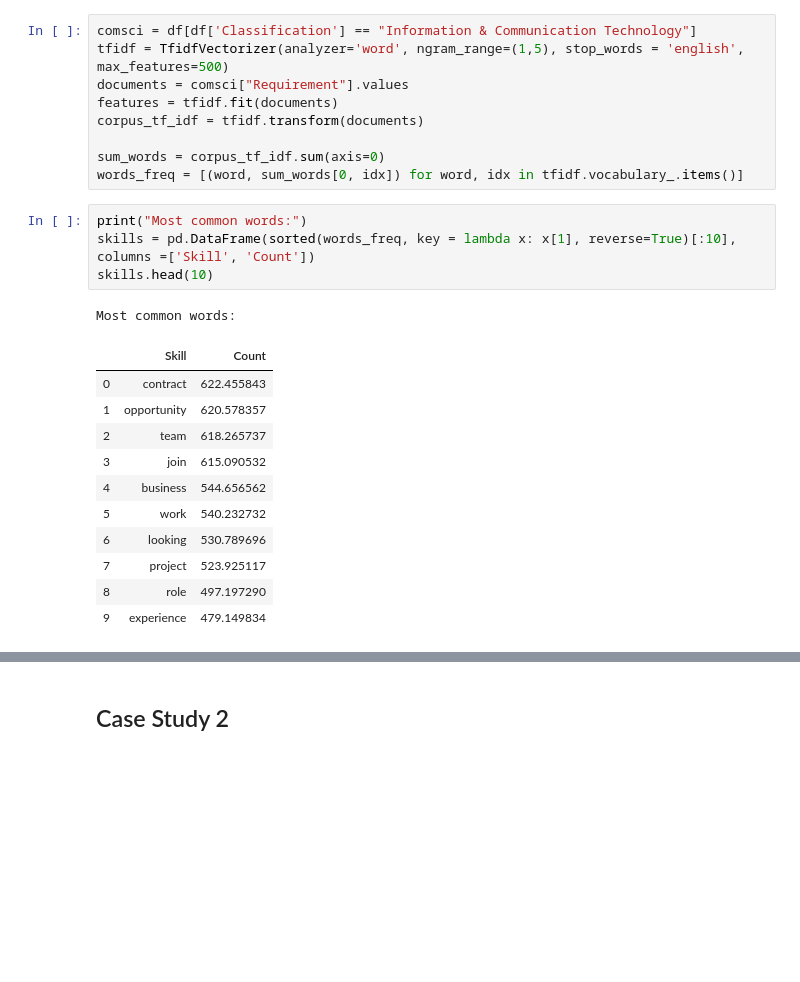
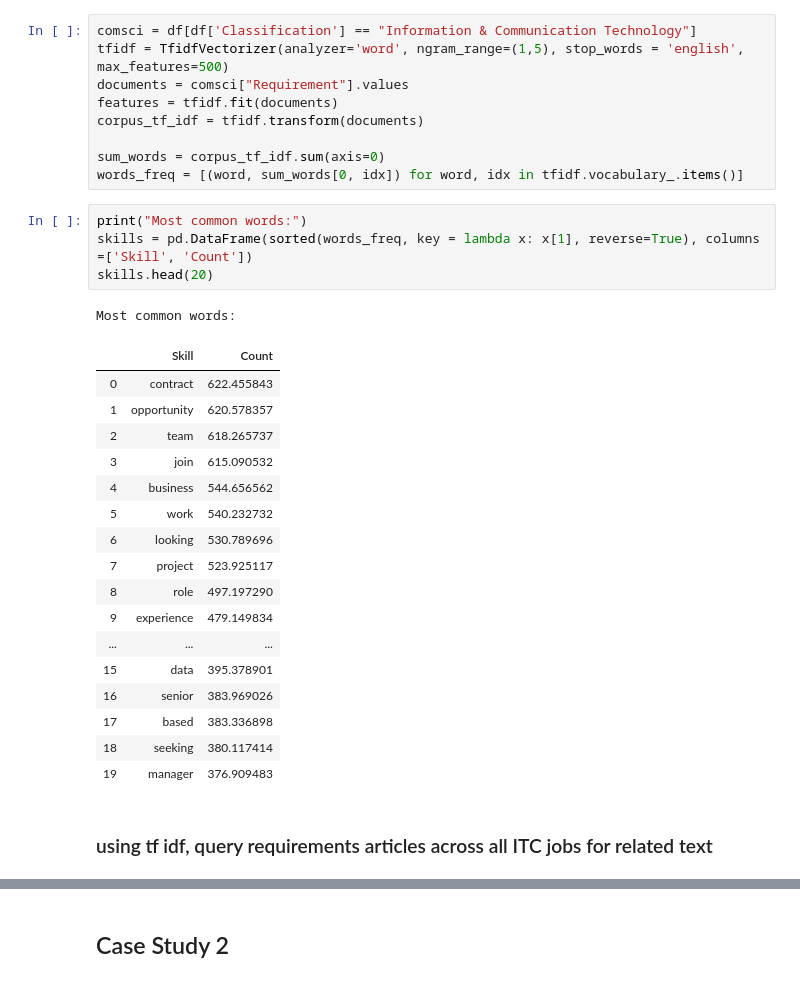
Before and after one commit to RyanWillie/Big-Data-Assignment, a Jupyter notebook: Notebook.ipynb, the cells around one changed output, grey strips where cells are left out. Cells and saved outputs as stored; diff of their text form; blank space fills up the shorter version.

```diff
--- a/Notebook.ipynb
+++ b/Notebook.ipynb
@@ -570,21 +572,29 @@ sum_words = corpus_tf_idf.sum(axis=0)
 words_freq = [(word, sum_words[0, idx]) for word, idx in tfidf.vocabulary_.items()]
 # %%
 print("Most common words:")
-skills = pd.DataFrame(sorted(words_freq, key = lambda x: x[1], reverse=True)[:10], columns =['Skill', 'Count'])
-skills.head(10)
+skills = pd.DataFrame(sorted(words_freq, key = lambda x: x[1], reverse=True), columns =['Skill', 'Count'])
+skills.head(20)
 # %% [output]
 Most common words:
 |  | Skill | Count |
 | 0 | contract | 622.455843 |
 | 1 | opportunity | 620.578357 |
 | 2 | team | 618.265737 |
 | 3 | join | 615.090532 |
 | 4 | business | 544.656562 |
 | 5 | work | 540.232732 |
 | 6 | looking | 530.789696 |
 | 7 | project | 523.925117 |
 | 8 | role | 497.197290 |
 | 9 | experience | 479.149834 |
+| ... | ... | ... |
+| 15 | data | 395.378901 |
+| 16 | senior | 383.969026 |
+| 17 | based | 383.336898 |
+| 18 | seeking | 380.117414 |
+| 19 | manager | 376.909483 |
+# %% [markdown]
+### using tf idf, query requirements articles across all ITC jobs for related text
 # %%
 #Query top n most related documents (can use words or phrases in the corpus)
 query = "required skills"
```
Also changed, not shown: parts of 2 cells of this notebook.
